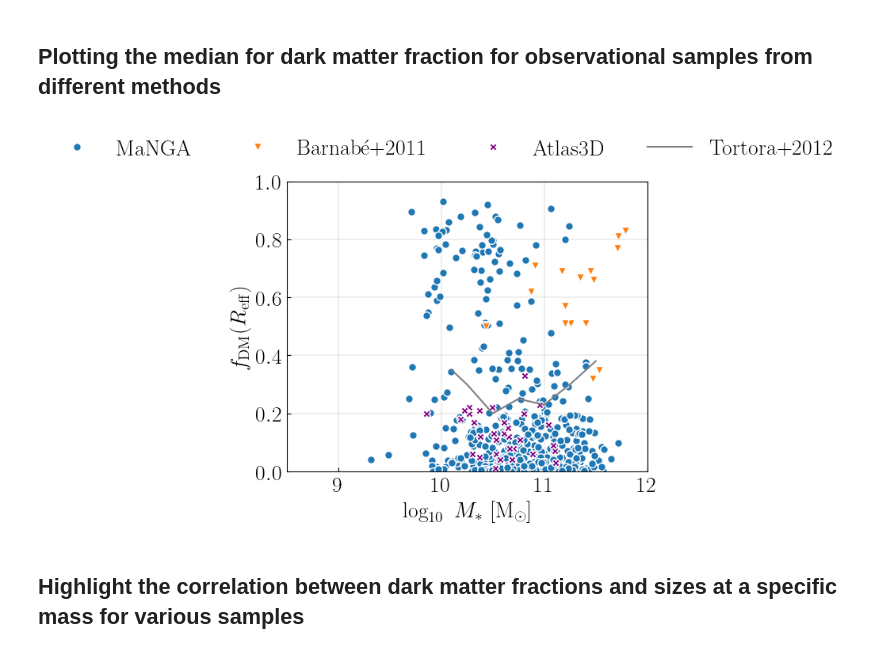
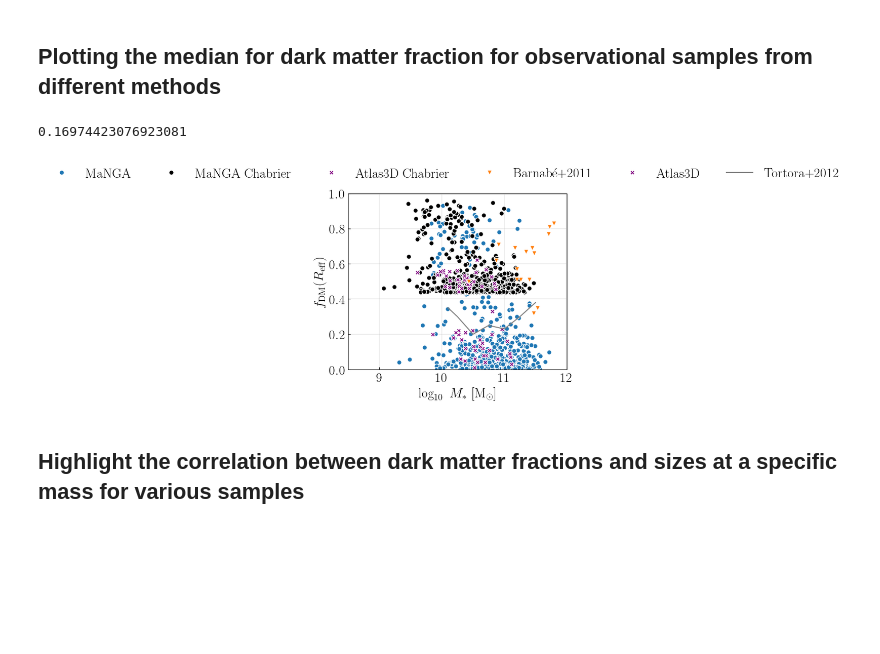
Before and after one commit to Annapreto23/TangoSIDM_DMFraction, a Jupyter notebook: data/Obs_VS_Tango/elliptical_comparison.ipynb, the cells around one changed output. Cells and saved outputs as stored; diff of their text form; code cells hidden in the pictures; blank space fills up the shorter version.

```diff
--- a/data/Obs_VS_Tango/elliptical_comparison.ipynb
+++ b/data/Obs_VS_Tango/elliptical_comparison.ipynb
@@ -108,35 +108,49 @@ for mass in manga_mass:
     Mma.append(mass)
 
 
 
+
+manga_fDM2 = 1 + 10**(-0.25)*(manga_fDM-1)
+Mma2 = np.log10(Mma)-0.25
+
+atlas3D_fDM2 = 1 + 10**(-0.25)*(atlas3D_fDM-1)
+Mat2 = np.log10(Mat)-0.25
+
+
+
+print(np.mean(manga_fDM))
+
 plt.xlabel(r'$\log_{10}~M_{*}$ [$\mathrm{M}_{\odot}$]')
 plt.ylabel(r'$f_{\mathrm{DM}}(R_{\mathrm{eff}})$')
 plt.ylim([0, 1])
 plt.xlim([8.5, 12]) # Better in log-scale
 #plt.xscale('log')
 plt.grid(linestyle='-', linewidth=0.3)
 
 xticks = np.array([1,min,5,10,15]) # Let's play with the x-ticks
 labels = ["1", "min", "5", "10", "15"]
 #plt.xticks(xticks, labels)
 
 plt.plot(np.log10(Mma), manga_fDM, 'o', ms=7, color='tab:blue',markeredgecolor='white',lw=0.1,label='MaNGA')
+plt.plot(Mma2, manga_fDM2, 'o', ms=7, color='black',markeredgecolor='white',lw=0.1,label='MaNGA Chabrier')
+plt.plot(Mat2, atlas3D_fDM2, 'X', ms=7, color='purple',markeredgecolor='white',lw=0.1,label='Atlas3D Chabrier')
 
 plt.plot(np.log10(Mba), barnabe_fDM, 'v', ms=7, color='tab:orange',markeredgecolor='white',lw=0.1,label='Barnabé+2011')
 
 plt.plot(np.log10(Mat), atlas3D_fDM, 'X', ms=7, color='purple',markeredgecolor='white',lw=0.1,label='Atlas3D')
 plt.plot(np.log10(Mto), tortora_fDM, '-', ms=7, color='gray', label='Tortora+2012')
 
 #plot_median(Mtot[select], ftot[select], 'Spiral', 'blue')
 
-fig.legend(loc='upper center', fontsize = 20, bbox_to_anchor=(0.5, 1.05), ncol=4, borderaxespad=0.00000001, framealpha=0)
+fig.legend(loc='upper center', fontsize = 20, bbox_to_anchor=(0.5, 1.05), ncol=6, borderaxespad=0.00000001, framealpha=0)
 
 
 plt.tick_params(direction='in', axis='both', which='both', pad=4.5) # Minor thing
 plt.tight_layout()
 plt.show()
 # %% [output]
+0.16974423076923081
-[figure, old version]
+[figure, new version]
 # %% [markdown]
 ## Highlight the correlation between dark matter fractions and sizes at a specific mass for various samples
 # %%
```
